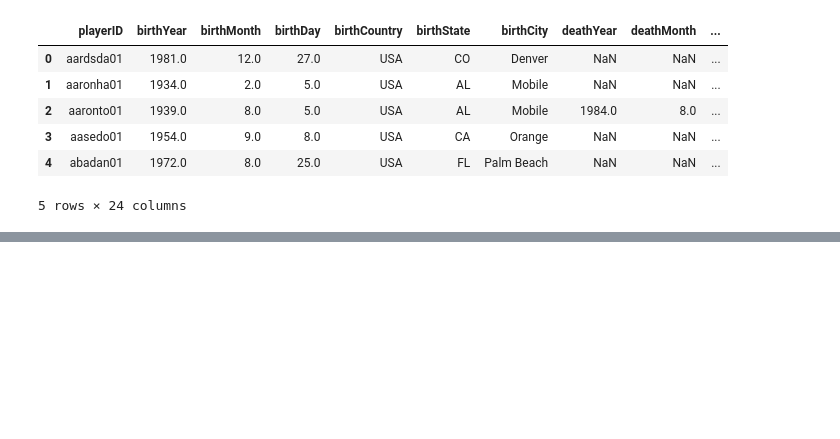
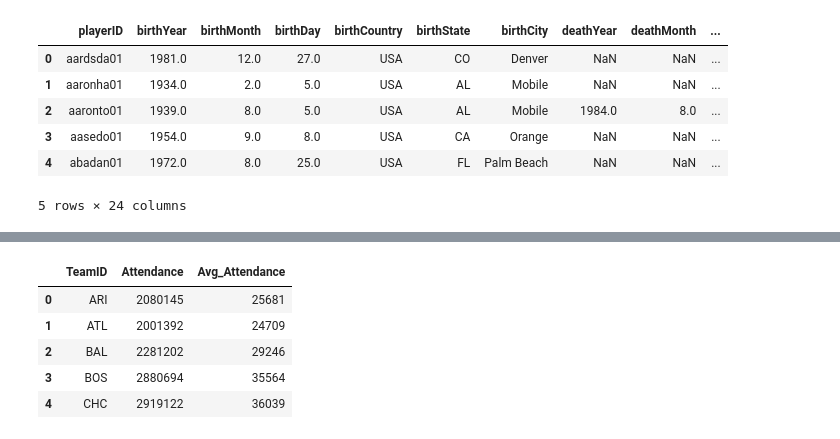
Before and after one commit to eerofeeva/return_of_the_Baseball_Madness, a Jupyter notebook: baseball_challege.ipynb, the cells around one changed output, grey strips where cells are left out. Drawn from its saved outputs; the diff is of its cells as text; code cells hidden in the pictures; blank space fills up the shorter version.

```diff
--- a/baseball_challege.ipynb
+++ b/baseball_challege.ipynb
@@ -97,2 +142,24 @@ games_df
 # %%
 games_df.to_csv("Resources/games_df.csv", encoding="uTF8", index=True, header=True)
+# %%
+#Combine attendance files into one
+
+attendance_2013 = pd.read_csv(".\Attendance_2013.csv")
+attendance_2014 = pd.read_csv(".\Attendance_2014.csv")
+attendance_2015 = pd.read_csv(".\Attendance_2015.csv")
+
+# attendance_2013.head()
+# attendance_2014.head()
+attendance_2015.head()
+
+# attendance_2013.count()
+# attendance_2014.count()
+# attendance_2015.count()
+# #all counts are 30
+# %% [output]
+|  | TeamID | Attendance | Avg_Attendance |
+| 0 | ARI | 2080145 | 25681 |
+| 1 | ATL | 2001392 | 24709 |
+| 2 | BAL | 2281202 | 29246 |
+| 3 | BOS | 2880694 | 35564 |
+| 4 | CHC | 2919122 | 36039 |
```
Also changed, not shown: parts of 5 cells of this notebook, 1 other file.
